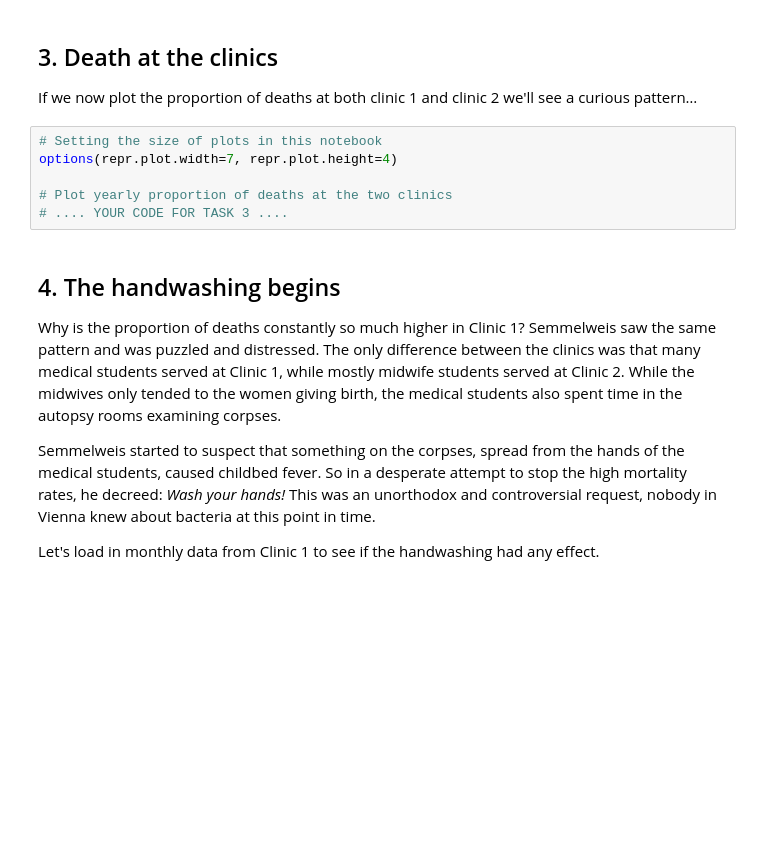
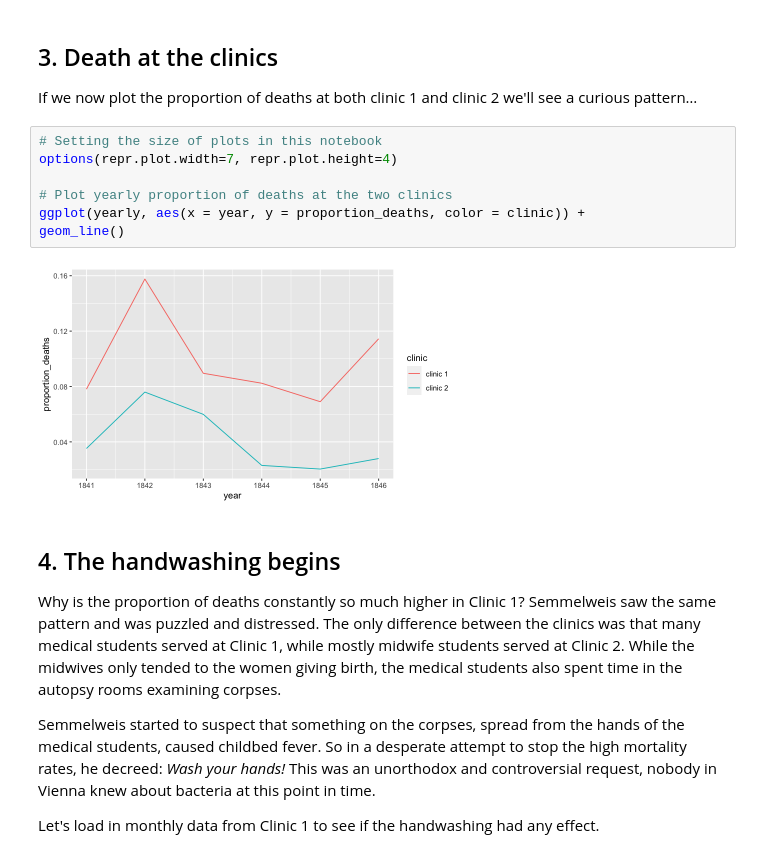
Before and after one commit to JeremyTallant/discovery_of_handwashing, a Jupyter notebook: handwashing.ipynb, the cells around one changed output. Cells and saved outputs as stored; diff of their text form; blank space fills up the shorter version.

```diff
--- a/handwashing.ipynb
+++ b/handwashing.ipynb
@@ -83,9 +83,12 @@ A tibble: 12 × 5
 # %%
 # Setting the size of plots in this notebook
 options(repr.plot.width=7, repr.plot.height=4)
 
 # Plot yearly proportion of deaths at the two clinics
-# .... YOUR CODE FOR TASK 3 ....
+ggplot(yearly, aes(x = year, y = proportion_deaths, color = clinic)) +
+geom_line()
+# %% [output]
+[figure, added]
 # %% [markdown]
 ## 4. The handwashing begins
 <p>Why is the proportion of deaths constantly so much higher in Clinic 1? Semmelweis saw the same pattern and was puzzled and distressed. The only difference between the clinics was that many medical students served at Clinic 1, while mostly midwife students served at Clinic 2. While the midwives only tended to the women giving birth, the medical students also spent time in the autopsy rooms examining corpses. </p>
```
